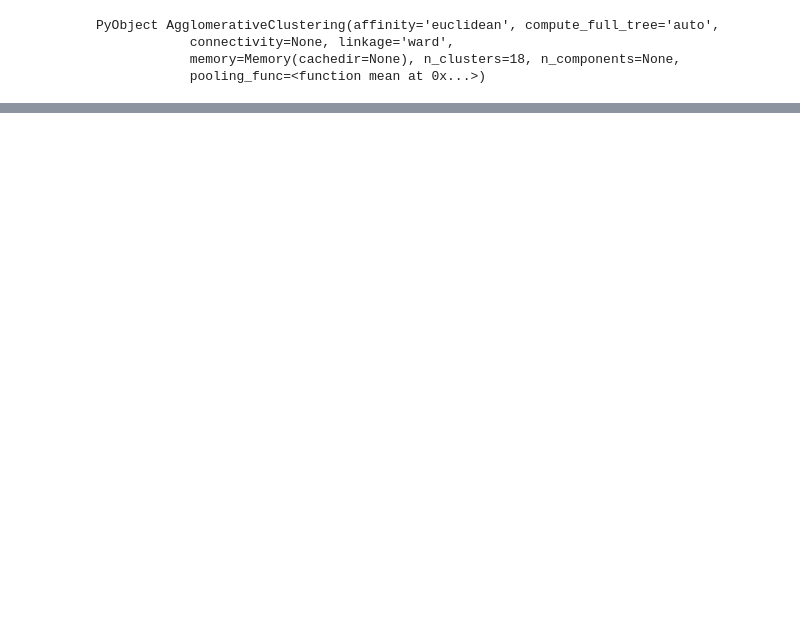
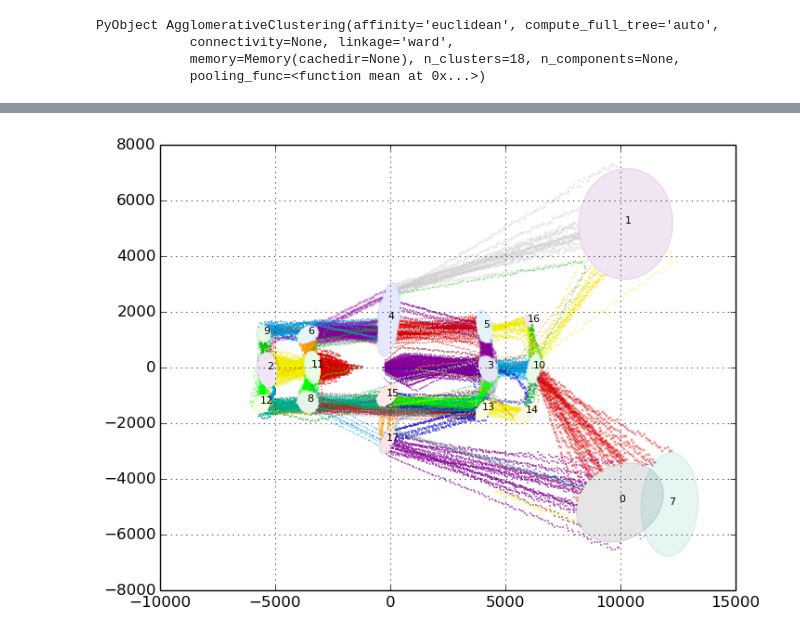
Before and after one commit to sisl/autoATC, a Jupyter notebook: turningPoints.ipynb, the cells around one changed output, grey strips where cells are left out. Saved outputs shown, nothing was run; the diff lists cells and outputs as text; code cells hidden in the pictures; blank space fills up the shorter version.

```diff
--- a/turningPoints.ipynb
+++ b/turningPoints.ipynb
@@ -352,18 +366,0 @@ end
-# %%
-for (l, m) in zip( unique(vcat(trajLabels[:]...)), markers)
-    if l[1] == l[2]
-        continue
-    end
-
-    for (tidx, t) in enumerate(trajectories[1:20])
-        idx = find(x -> x == l, trajLabels[tidx])
-
-        nList = Float64[mes.n  for mes in t[idx]];
-        eList = Float64[mes.e  for mes in t[idx]];
-
-        plot(eList, nList, linestyle="", marker=m, markersize=4)
-
-
-
-    end
-end
@@ -371,0 +367,63 @@ end
+# %%
+uniqueSegments = unique(vcat(trajLabels...))
+Nunique = length(uniqueSegments)
+
+colors = itertools.cycle([plt.cm[:spectral][:__call__](i/10.) for i in 1:10])
+for (segmentNum, (l, m, c)) in enumerate(zip(uniqueSegments, markers, colors))
+    if l[1] == l[2]
+        continue
+    end
+
+    #c = plt.cm[:spectral][:__call__](np.float(segmentNum) / np.max(Nunique + 1))
+
+    for (tidx, t) in enumerate(trajectories)
+        idx = find(x -> x == l, trajLabels[tidx])
+
+        nList = Float64[mes.n  for mes in t[idx]];
+        eList = Float64[mes.e  for mes in t[idx]];
+
+        plot(eList, nList, linestyle="", color=c, marker=m, markersize=2, alpha=0.5)
+
+
+
+    end
+end
+
+
+splot = PyPlot.matplotlib[:pyplot][:gca]()
+for (l, m) in zip(label_unique,  markers)
+    #Get color
+    c = plt.cm[:spectral][:__call__](np.float(l) / np.max(label_unique + 1))
+
+    g = gDict[l]
+
+    #plot an ellipse
+    #Get the
+    mean = g[:means_][:]#[end:-1:1];
+    covar = g[:_get_covars]()[1]
+    #eigen values/vectors
+    λ, w = linalg.eigh(covar)
+    u = w[:,1] / linalg.norm(w[:,1])
+
+    #5.991 for 95%
+    #3.218 for 80%
+    #4.605 for 90%
+    #use quantile(Chisq(2), p) to get desired value
+    v = 2*np.sqrt(4.605*λ);
+
+    # compute angle
+    angle = np.arctan2(u[2],u[1]) * 180 / np.pi # convert to degrees
+
+    ell = mpl.patches[:Ellipse](mean, v[1], v[2], angle,color=c)
+    ell[:set_clip_box](splot[:bbox])
+    ell[:set_alpha](0.1)
+    splot[:add_artist](ell)
+
+    text(mean[1], mean[2], string(l), size=8)
+
+end
+
+
+grid("on")
+# %% [output]
+[figure, added]
```
Also changed, not shown: parts of 28 cells of this notebook, 2 other files.
